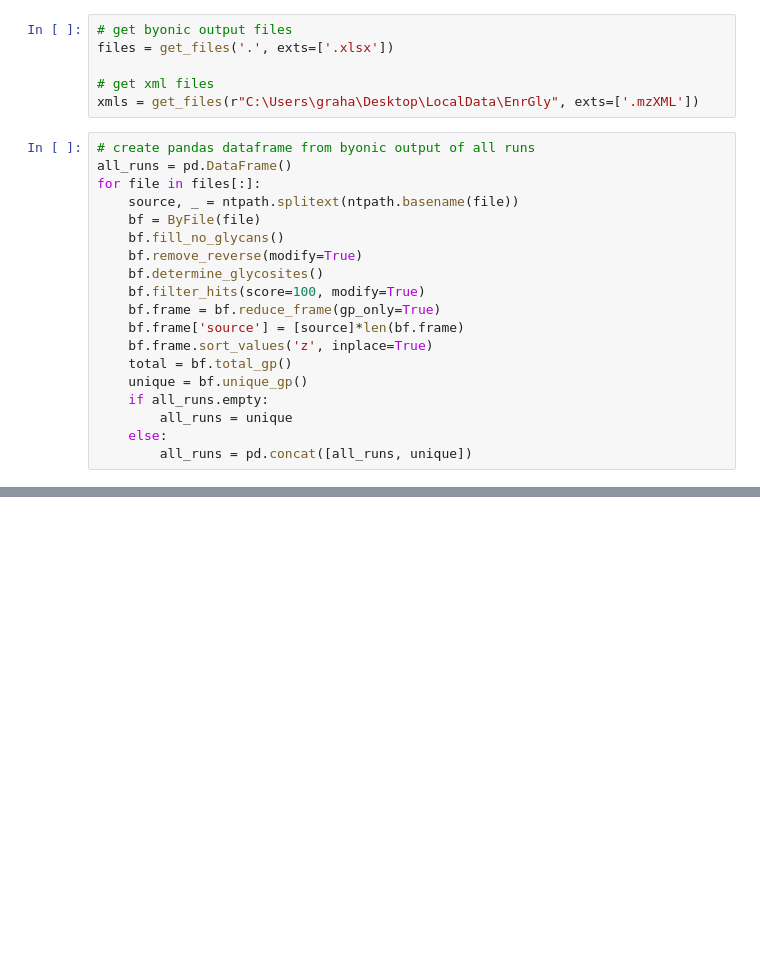
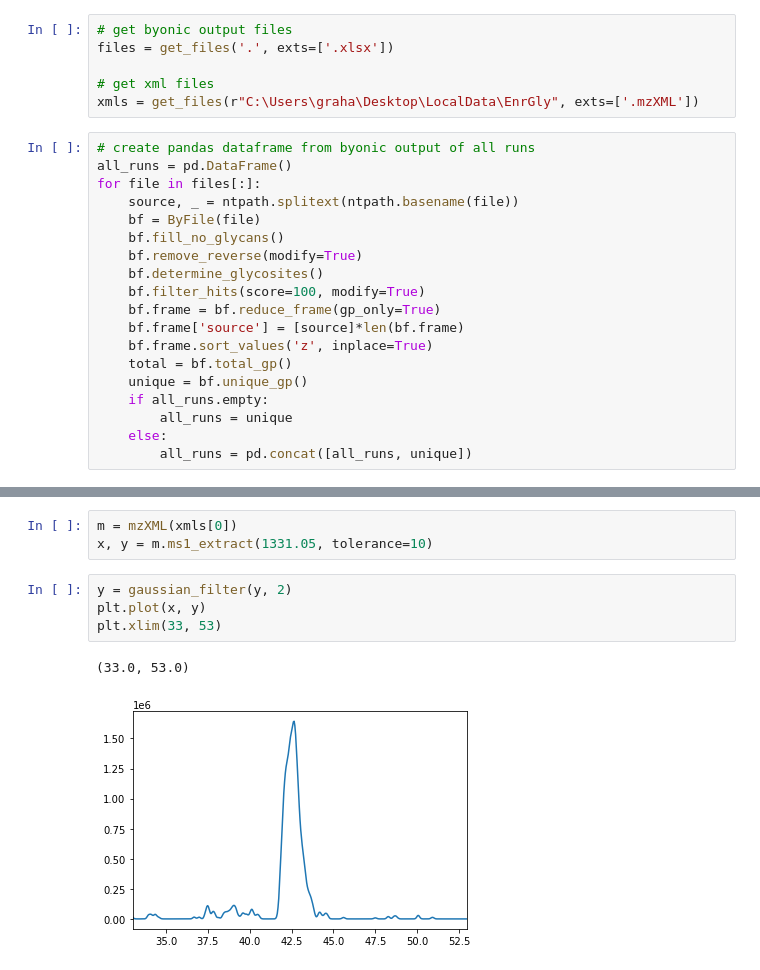
Before and after one commit to grahamdelafield/PGC_Parallel_Comp, a Jupyter notebook: StdEnr/StdEnr_MS1Traces_BPC.ipynb, the cells around one changed output, grey strips where cells are left out. Saved outputs shown, nothing was run; the diff lists cells and outputs as text; blank space fills up the shorter version.

```diff
--- a/StdEnr/StdEnr_MS1Traces_BPC.ipynb
+++ b/StdEnr/StdEnr_MS1Traces_BPC.ipynb
@@ -170,0 +160,10 @@ KeyboardInterrupt:
+# %%
+m = mzXML(xmls[0])
+x, y = m.ms1_extract(1331.05, tolerance=10)
+# %%
+y = gaussian_filter(y, 2)
+plt.plot(x, y)
+plt.xlim(33, 53)
+# %% [output]
+(33.0, 53.0)
+[figure, added]
```
Also changed, not shown: parts of 9 cells of this notebook, 34 other files.
